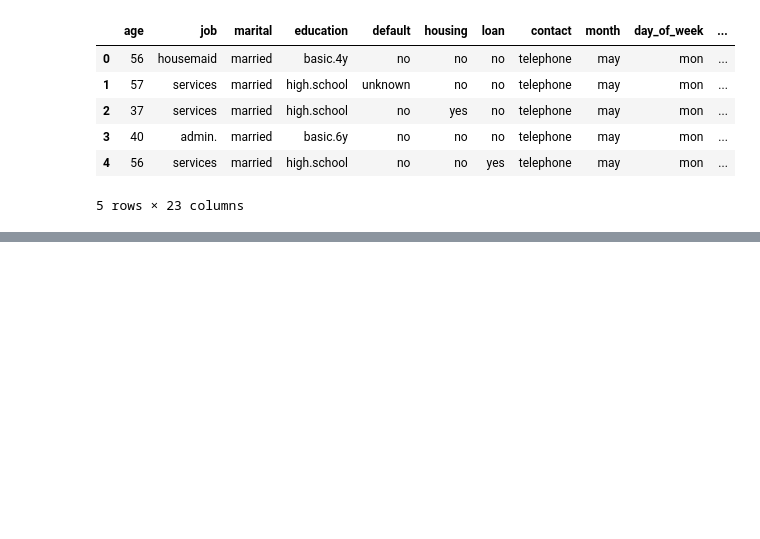
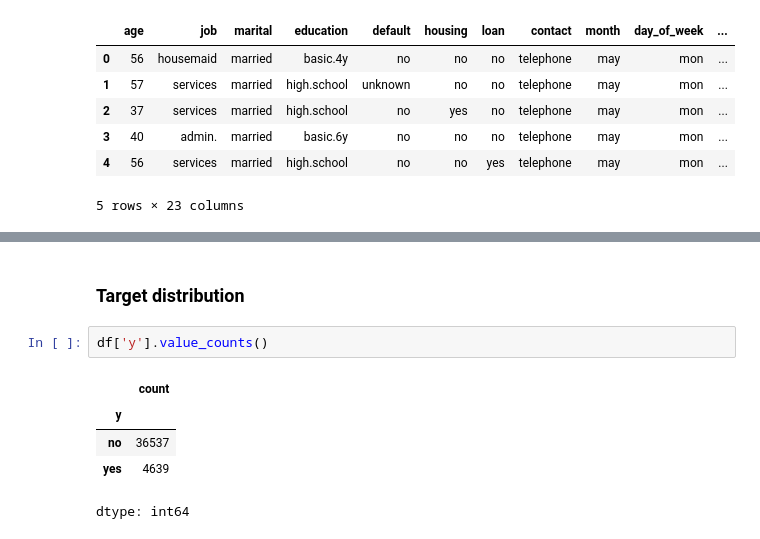
Before and after one commit to cuboidalstudios/ML_REF_DEF, a Jupyter notebook: Machine_Learning_REFDEF.ipynb, the cells around one changed output, grey strips where cells are left out. Drawn from its saved outputs; the diff is of its cells as text; blank space fills up the shorter version.

```diff
--- a/Machine_Learning_REFDEF.ipynb
+++ b/Machine_Learning_REFDEF.ipynb
@@ -142,0 +158,10 @@ df.head()
+# %% [markdown]
+### Target distribution
+# %%
+df['y'].value_counts()
+# %% [output]
+|  | count |
+| y |  |
+| no | 36537 |
+| yes | 4639 |
+dtype: int64
```
Also changed, not shown: parts of 6 cells of this notebook.
